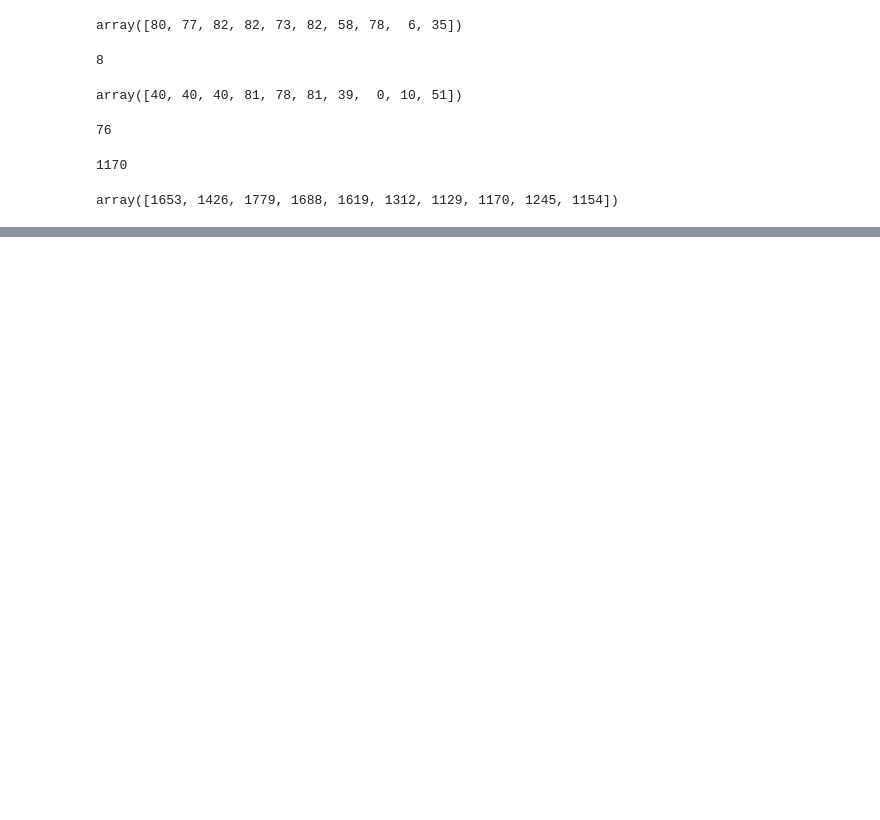
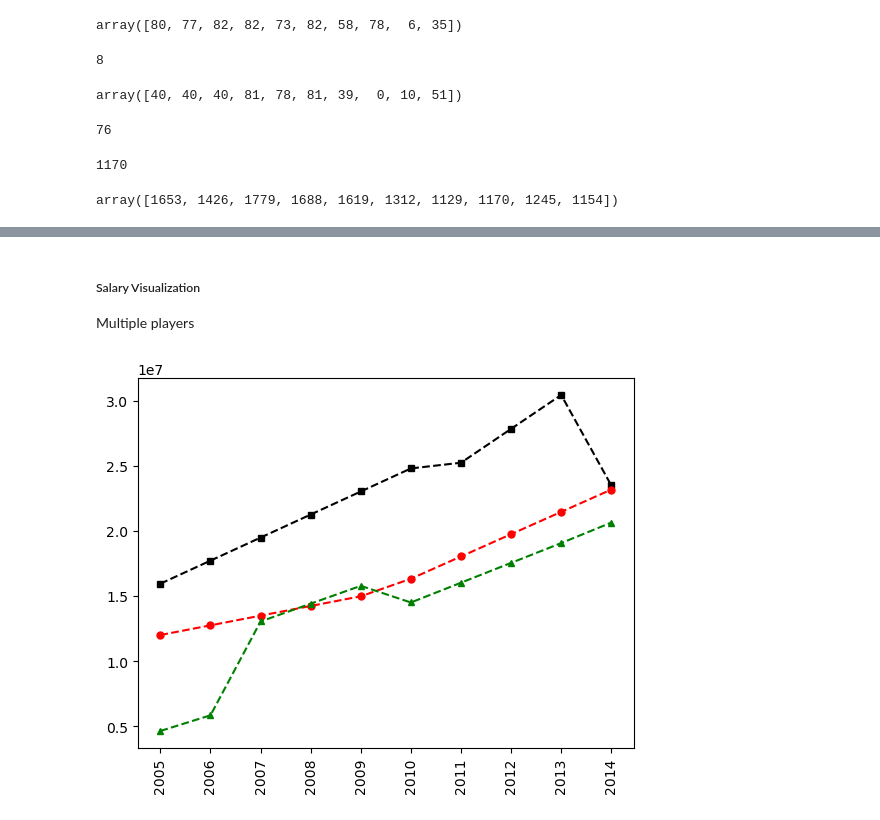
Before and after one commit to nicky-ops/Python_for_data_science, a Jupyter notebook: matrices.ipynb, the cells around one changed output, grey strips where cells are left out. Drawn from its saved outputs; the diff is of its cells as text; code cells hidden in the pictures; blank space fills up the shorter version.

```diff
--- a/matrices.ipynb
+++ b/matrices.ipynb
@@ -340,0 +454,13 @@ array([1653, 1426, 1779, 1688, 1619, 1312, 1129, 1170, 1245, 1154])
+# %% [markdown]
+##### Salary Visualization
+Multiple players
+# %%
+# More visualization
+plt.plot(Salary[0], c='Black', ls='--', marker='s', ms=5, label=Players[0])
+plt.plot(Salary[1], c='Red', ls='--', marker='o', ms=5, label=Players[1])
+plt.plot(Salary[2], c='Green', ls='--', marker='^', ms=5, label=Players[2])
+
+plt.xticks(list(range(0, 10)), Seasons, rotation='vertical')
+plt.show()
+# %% [output]
+[figure, added]
```
Also changed, not shown: parts of 22 cells of this notebook.
